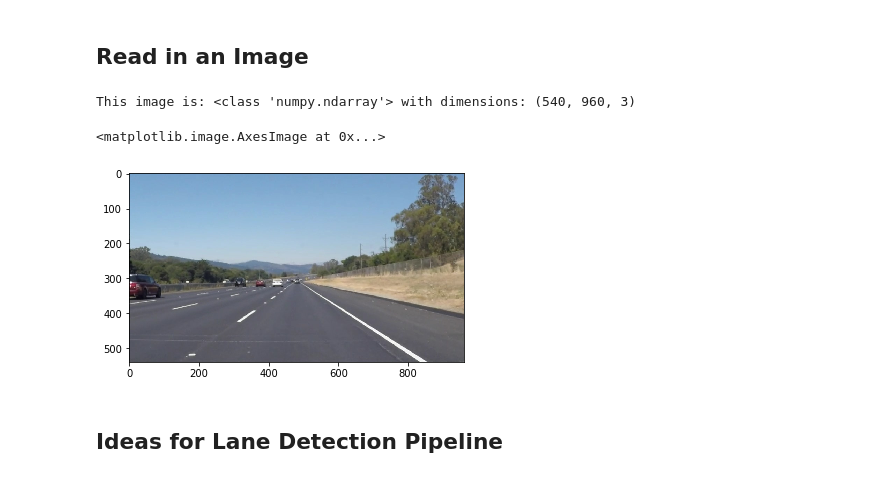
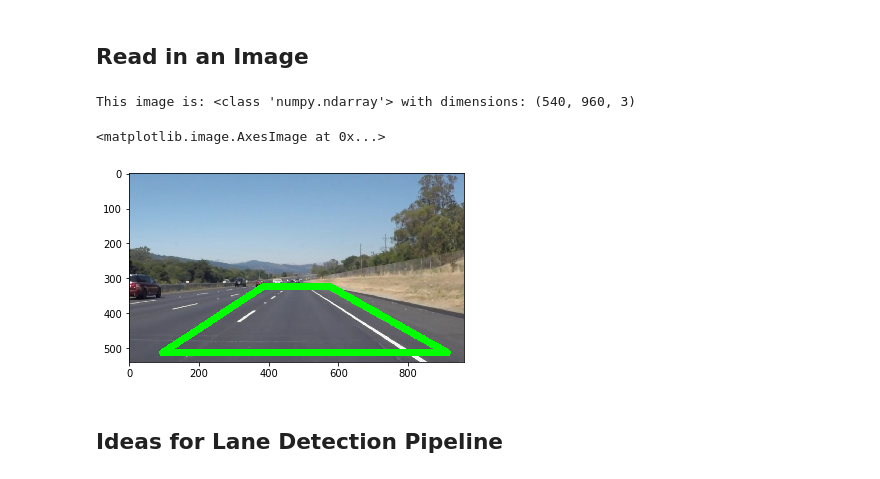
Before and after one commit to peiciwu/CarND-LaneLines-P1, a Jupyter notebook: P1.ipynb, the cells around one changed output. Drawn from its saved outputs; the diff is of its cells as text; code cells hidden in the pictures.

```diff
--- a/P1.ipynb
+++ b/P1.ipynb
@@ -52,14 +52,30 @@ import cv2
 # %%
 #reading in an image
 image = mpimg.imread('test_images/solidWhiteRight.jpg')
 
 #printing out some stats and plotting
 print('This image is:', type(image), 'with dimensions:', image.shape)
 plt.imshow(image)  # if you wanted to show a single color channel image called 'gray', for example, call as plt.imshow(gray, cmap='gray')
+
+ysize = image.shape[0]
+xsize = image.shape[1]
+x0 = (int) (0.1*xsize)
+y0 = (int) (0.95*ysize)
+x1 = (int) (0.4*xsize)
+y1 = (int) (0.6*ysize)
+x2 = (int) (0.6*xsize)
+y2 = (int) (0.6*ysize)
+x3 = (int) (0.95 * xsize)
+y3 = (int) (0.95*ysize)
+cv2.line(image, (x0, y0), (x1, y1), [0,255,0], 20)
+cv2.line(image, (x1, y1), (x2, y2), [0,255,0], 20)
+cv2.line(image, (x2, y2), (x3, y3), [0,255,0], 20)
+cv2.line(image, (x3, y3), (x0, y0), [0,255,0], 20)
+plt.imshow(image)
 # %% [output]
 This image is: <class 'numpy.ndarray'> with dimensions: (540, 960, 3)
 <matplotlib.image.AxesImage at 0x...>
-[figure, old version]
+[figure, new version]
 # %% [markdown]
 ## Ideas for Lane Detection Pipeline
 # %% [markdown]
```
Also changed, not shown: parts of 4 cells of this notebook, 9 other files.
